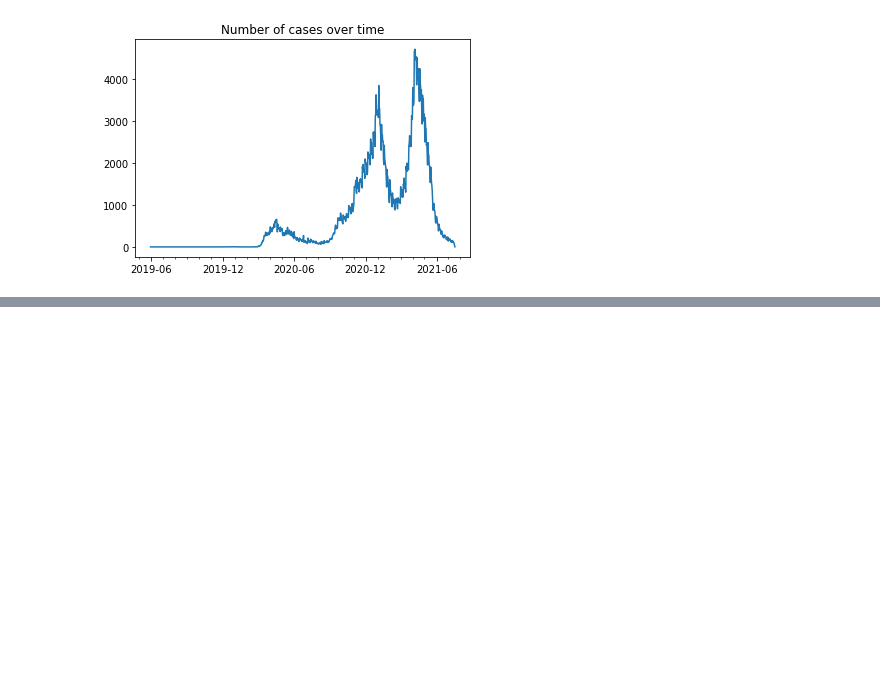
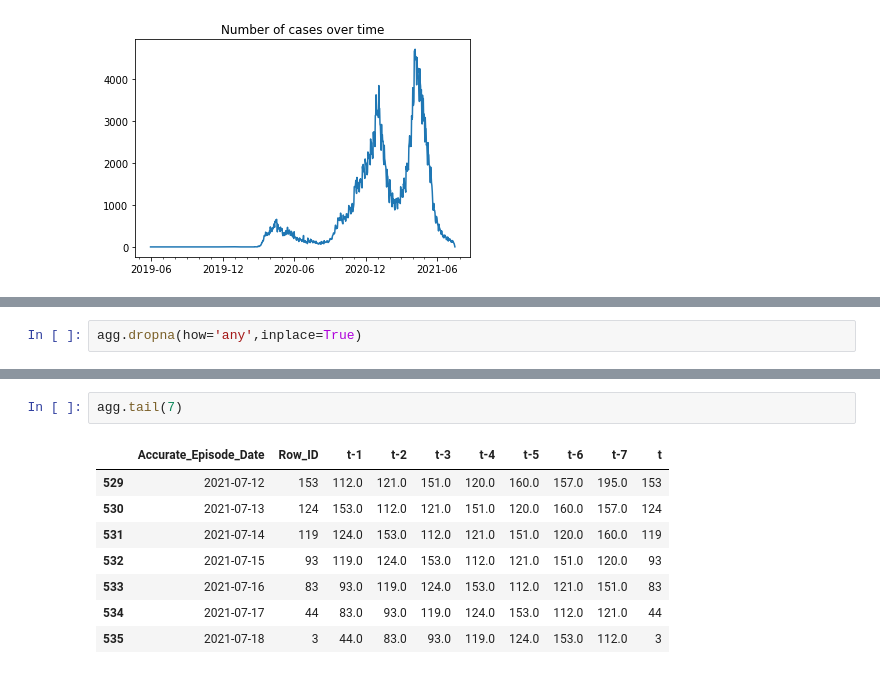
Before and after one commit to farbodab/ds-tools-ai4ph, a Jupyter notebook: Data Science Tools.ipynb, the cells around one changed output, grey strips where cells are left out. Drawn from its saved outputs; the diff is of its cells as text; blank space fills up the shorter version.

```diff
--- a/Data Science Tools.ipynb
+++ b/Data Science Tools.ipynb
@@ -236,0 +424,2 @@ Text(0.5, 1.0, 'Number of cases over time')
+# %%
+agg.dropna(how='any',inplace=True)
@@ -236,0 +435,11 @@ Text(0.5, 1.0, 'Number of cases over time')
+# %%
+agg.tail(7)
+# %% [output]
+|  | Accurate_Episode_Date | Row_ID | t-1 | t-2 | t-3 | t-4 | t-5 | t-6 | t-7 | t |
+| 529 | 2021-07-12 | 153 | 112.0 | 121.0 | 151.0 | 120.0 | 160.0 | 157.0 | 195.0 | 153 |
+| 530 | 2021-07-13 | 124 | 153.0 | 112.0 | 121.0 | 151.0 | 120.0 | 160.0 | 157.0 | 124 |
+| 531 | 2021-07-14 | 119 | 124.0 | 153.0 | 112.0 | 121.0 | 151.0 | 120.0 | 160.0 | 119 |
+| 532 | 2021-07-15 | 93 | 119.0 | 124.0 | 153.0 | 112.0 | 121.0 | 151.0 | 120.0 | 93 |
+| 533 | 2021-07-16 | 83 | 93.0 | 119.0 | 124.0 | 153.0 | 112.0 | 121.0 | 151.0 | 83 |
+| 534 | 2021-07-17 | 44 | 83.0 | 93.0 | 119.0 | 124.0 | 153.0 | 112.0 | 121.0 | 44 |
+| 535 | 2021-07-18 | 3 | 44.0 | 83.0 | 93.0 | 119.0 | 124.0 | 153.0 | 112.0 | 3 |
```
Also changed, not shown: parts of 71 cells of this notebook, 5 other files.
